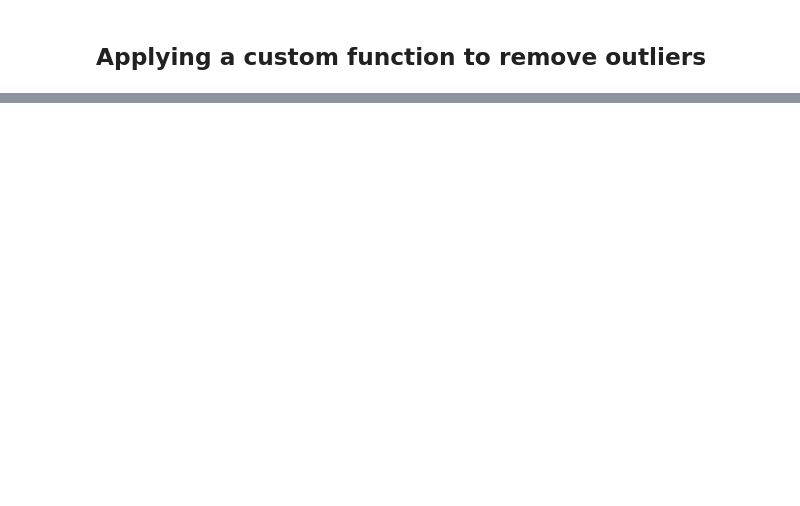
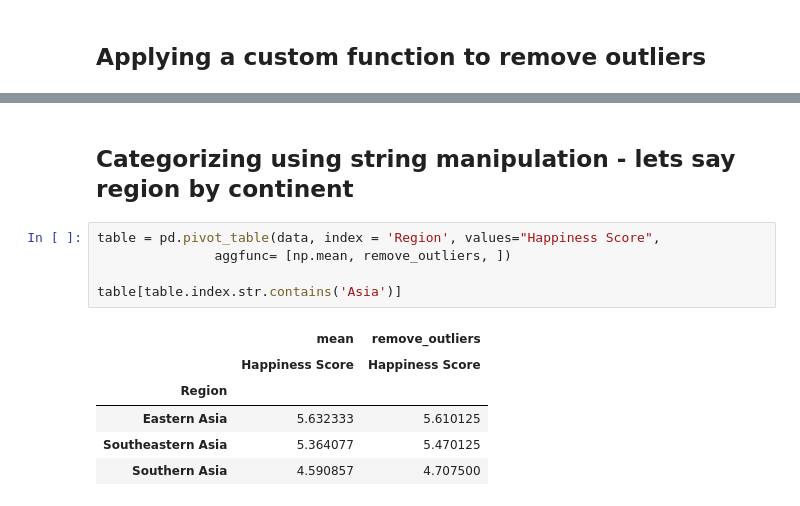
Before and after one commit to premanuj/data_science, a Jupyter notebook: Pandas and Numpy/pandas/pivot_tables.ipynb, the cells around one changed output, grey strips where cells are left out. Drawn from its saved outputs; the diff is of its cells as text; blank space fills up the shorter version.

```diff
--- a/Pandas and Numpy/pandas/pivot_tables.ipynb
+++ b/Pandas and Numpy/pandas/pivot_tables.ipynb
@@ -233,0 +258,14 @@ pd.pivot_table(data, index = 'Region', values="Happiness Score",
+# %% [markdown]
+## Categorizing using string manipulation - lets say region by continent
+# %%
+table = pd.pivot_table(data, index = 'Region', values="Happiness Score",
+               aggfunc= [np.mean, remove_outliers, ])
+
+table[table.index.str.contains('Asia')]
+# %% [output]
+|  | mean | remove_outliers |
+|  | Happiness Score | Happiness Score |
+| Region |  |  |
+| Eastern Asia | 5.632333 | 5.610125 |
+| Southeastern Asia | 5.364077 | 5.470125 |
+| Southern Asia | 4.590857 | 4.707500 |
```
Also changed, not shown: parts of 10 cells of this notebook.
